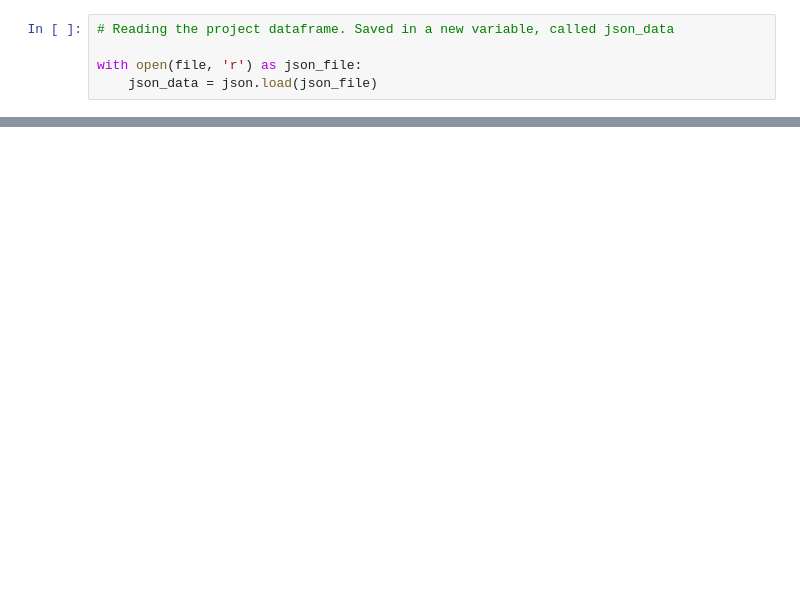
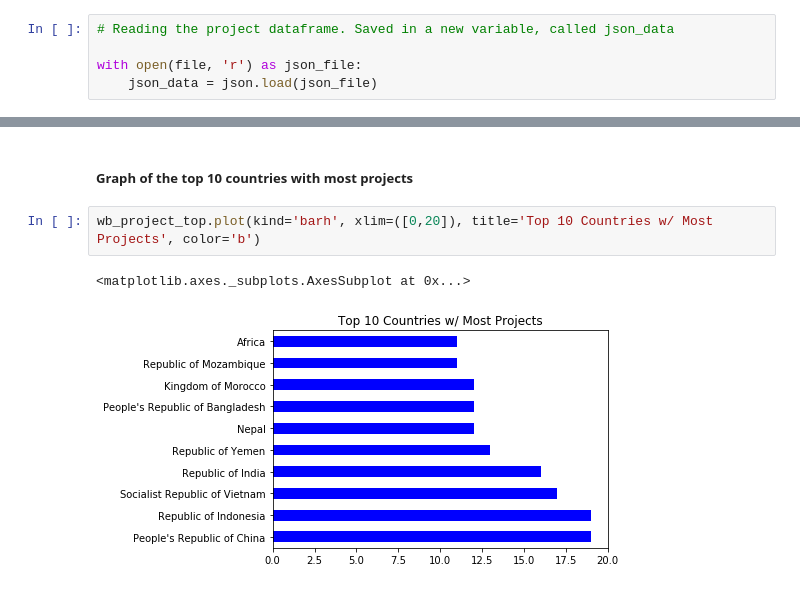
Before and after one commit to joaobecker/json_mini_project, a Jupyter notebook: json_mini_project.ipynb, the cells around one changed output, grey strips where cells are left out. Saved outputs shown, nothing was run; the diff lists cells and outputs as text; blank space fills up the shorter version.

```diff
--- a/json_mini_project.ipynb
+++ b/json_mini_project.ipynb
@@ -236,0 +82,7 @@ top_major_themes.plot(kind='barh', xlim=([0,260]), title='Top Major Themes')
+# %% [markdown]
+##### Graph of the top 10 countries with most projects
+# %%
+wb_project_top.plot(kind='barh', xlim=([0,20]), title='Top 10 Countries w/ Most Projects', color='b')
+# %% [output]
+<matplotlib.axes._subplots.AxesSubplot at 0x...>
+[figure, added]
```
Also changed, not shown: parts of 51 cells of this notebook.
